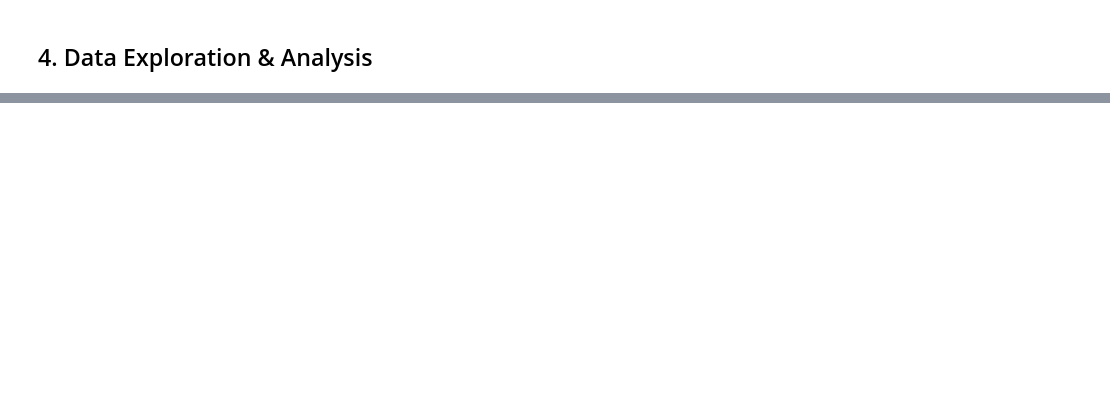
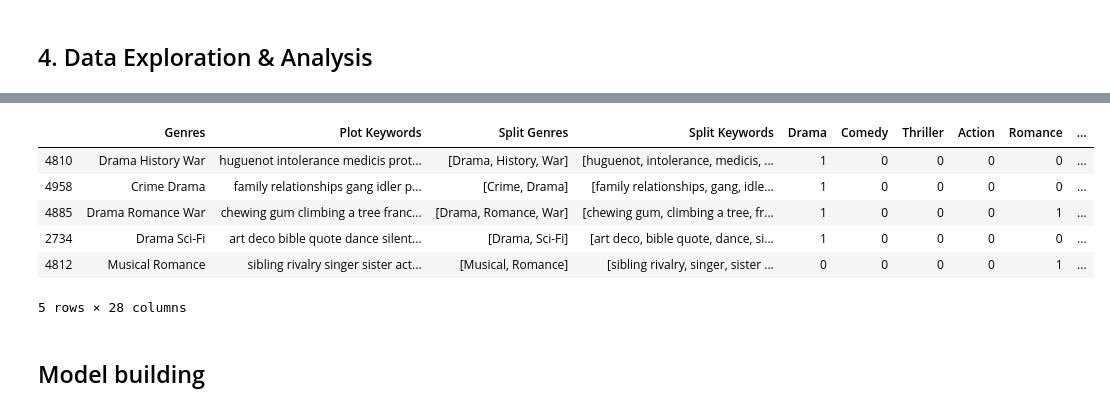
Before and after one commit to Casper-Smet/movie-revenue-predictions, a Jupyter notebook: individual_questions/Q2/plot-keywords.ipynb, the cells around one changed output, grey strips where cells are left out. Saved outputs shown, nothing was run; the diff lists cells and outputs as text; code cells hidden in the pictures; blank space fills up the shorter version.

```diff
--- a/individual_questions/Q2/plot-keywords.ipynb
+++ b/individual_questions/Q2/plot-keywords.ipynb
@@ -192,0 +235,6 @@ find_uniques(df_Q2["Split Genres"])
+# %%
+len_list = []
+for x in df_Q2["Split Genres"].values:
+    len_list.append(len(x))
+
+pd.Series(np.unique(len_list, return_counts=True)[1], index=range(1, 9)).sort_values(ascending=False)
@@ -192,0 +251,23 @@ find_uniques(df_Q2["Split Genres"])
+# %%
+def one_hot(df_main, column):
+    df = df_main.copy()
+    uniques = find_uniques(df[column])
+
+    for cat in uniques[column].values:
+        df[cat] = df[column].apply(lambda x : cat in x).astype("int32")
+
+    return df
+
+
+df_Q2 = one_hot(df_Q2, "Split Genres").head()
+df_Q2.head()
+# %% [output]
+|  | Genres | Plot Keywords | Split Genres | Split Keywords | Drama | Comedy | Thriller | Action | Romance | ... |
+| 4810 | Drama History War | huguenot intolerance medicis prot... | [Drama, History, War] | [huguenot, intolerance, medicis, ... | 1 | 0 | 0 | 0 | 0 | ... |
+| 4958 | Crime Drama | family relationships gang idler p... | [Crime, Drama] | [family relationships, gang, idle... | 1 | 0 | 0 | 0 | 0 | ... |
+| 4885 | Drama Romance War | chewing gum climbing a tree franc... | [Drama, Romance, War] | [chewing gum, climbing a tree, fr... | 1 | 0 | 0 | 0 | 1 | ... |
+| 2734 | Drama Sci-Fi | art deco bible quote dance silent... | [Drama, Sci-Fi] | [art deco, bible quote, dance, si... | 1 | 0 | 0 | 0 | 0 | ... |
+| 4812 | Musical Romance | sibling rivalry singer sister act... | [Musical, Romance] | [sibling rivalry, singer, sister ... | 0 | 0 | 0 | 0 | 1 | ... |
+5 rows × 28 columns
+# %% [markdown]
+## Model building
```
Also changed, not shown: parts of 18 cells of this notebook.
